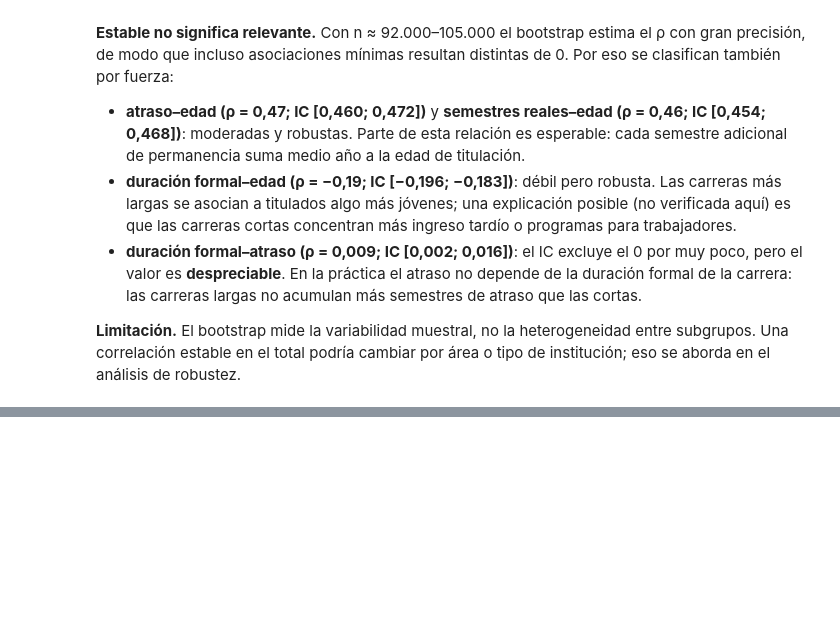
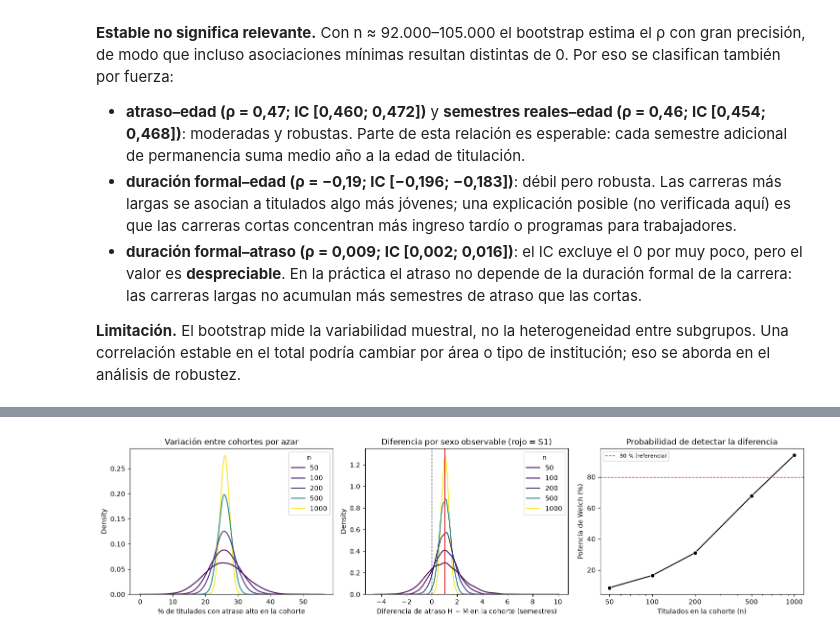
Before and after one commit to Feroroman/sumativa1-f2-mcdi501, a Jupyter notebook: S2/notebooks/Sumativa2_F3_Titulados.ipynb, the cells around one changed output, grey strips where cells are left out. Drawn from its saved outputs; the diff is of its cells as text; code cells hidden in the pictures; blank space fills up the shorter version.

```diff
--- a/S2/notebooks/Sumativa2_F3_Titulados.ipynb
+++ b/S2/notebooks/Sumativa2_F3_Titulados.ipynb
@@ -426,0 +504,19 @@ plt.show()
+# %%
+filas = []
+for n, s in sims.items():
+    pot = s["rechaza"].mean()
+    filas.append({
+        "n cohorte": n,
+        "media atraso": s["media_atraso"].mean(),
+        "rango 95% media": f"[{s['media_atraso'].quantile(0.025):.2f}; {s['media_atraso'].quantile(0.975):.2f}]",
+        "% alto": s["pct_alto"].mean(),
+        "rango 95% % alto": f"[{s['pct_alto'].quantile(0.025):.1f}; {s['pct_alto'].quantile(0.975):.1f}]",
+        "dif H−M": s["dif_HM"].mean(),
+        "rango 95% dif": f"[{s['dif_HM'].quantile(0.025):.2f}; {s['dif_HM'].quantile(0.975):.2f}]",
+        "% cohortes con dif < 0": 100 * (s["dif_HM"] < 0).mean(),
+        "potencia Welch %": 100 * pot,
+        "EE Monte Carlo potencia": 100 * np.sqrt(pot * (1 - pot) / R),
+    })
+
+tabla_mc = pd.DataFrame(filas).set_index("n cohorte")
+tabla_mc.round(2)
@@ -426,0 +557,31 @@ plt.show()
+# %%
+largo = pd.concat([sims[n].assign(n=n) for n in TAMANOS])
+
+fig, ejes = plt.subplots(1, 3, figsize=(15, 4))
+
+sns.kdeplot(data=largo, x="pct_alto", hue="n", common_norm=False, palette="viridis",
+            bw_adjust=1.5, ax=ejes[0])
+ejes[0].set_xlabel("% de titulados con atraso alto en la cohorte")
+ejes[0].set_title("Variación entre cohortes por azar")
+
+sns.kdeplot(data=largo, x="dif_HM", hue="n", common_norm=False, palette="viridis", ax=ejes[1])
+ejes[1].axvline(0, color="black", linestyle="--", linewidth=1)
+ejes[1].axvline(S1_WELCH["dif_medias"], color="tab:red", linewidth=1.5)
+ejes[1].set_xlabel("Diferencia de atraso H − M en la cohorte (semestres)")
+ejes[1].set_title("Diferencia por sexo observable (rojo = S1)")
+
+potencia = largo.groupby("n")["rechaza"].mean() * 100
+sns.lineplot(x=potencia.index, y=potencia.values, marker="o", color="black", ax=ejes[2])
+ejes[2].axhline(80, color="tab:red", linestyle="--", linewidth=1, label="80 % (referencia)")
+ejes[2].set_xscale("log")
+ejes[2].set_xticks(TAMANOS, labels=TAMANOS)
+ejes[2].set_xlabel("Titulados en la cohorte (n)")
+ejes[2].set_ylabel("Potencia de Welch (%)")
+ejes[2].set_title("Probabilidad de detectar la diferencia")
+ejes[2].legend(fontsize=8)
+
+fig.tight_layout()
+fig.savefig(RUTA_FIG / "fig_montecarlo_resultados.png", dpi=300)
+plt.show()
+# %% [output]
+[figure, added]
```
Also changed, not shown: parts of 6 cells of this notebook, 2 other files.
